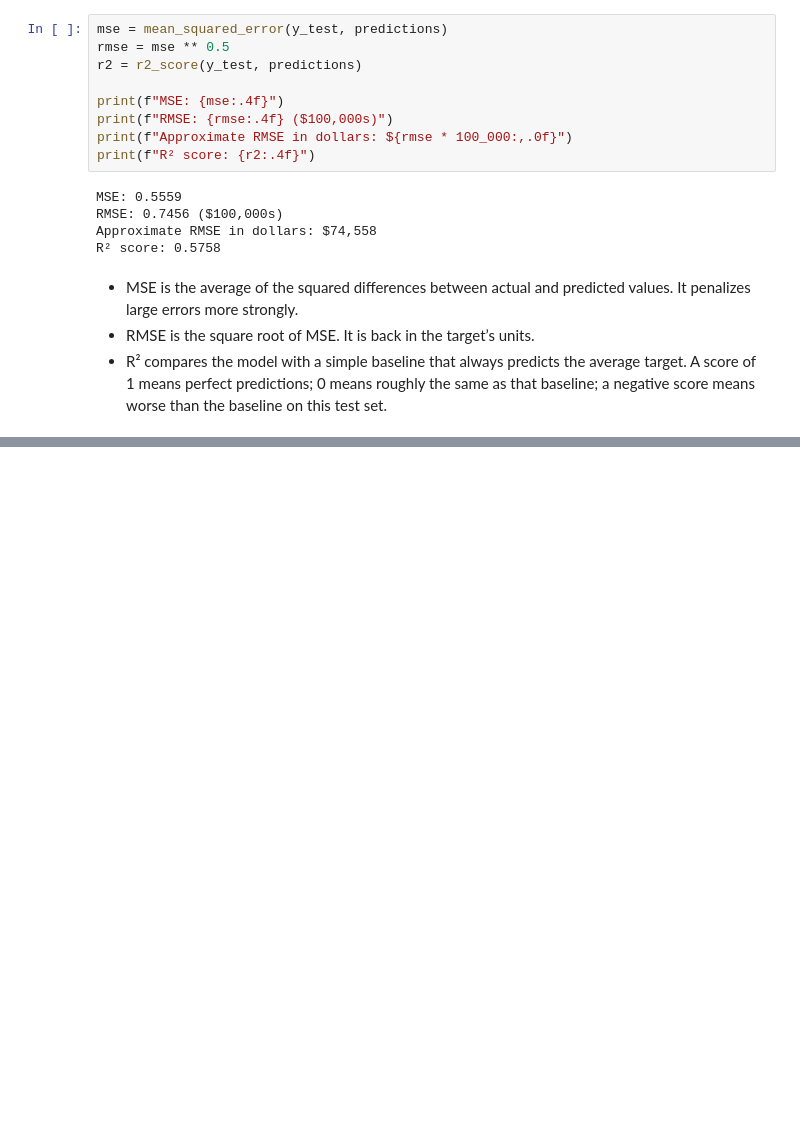
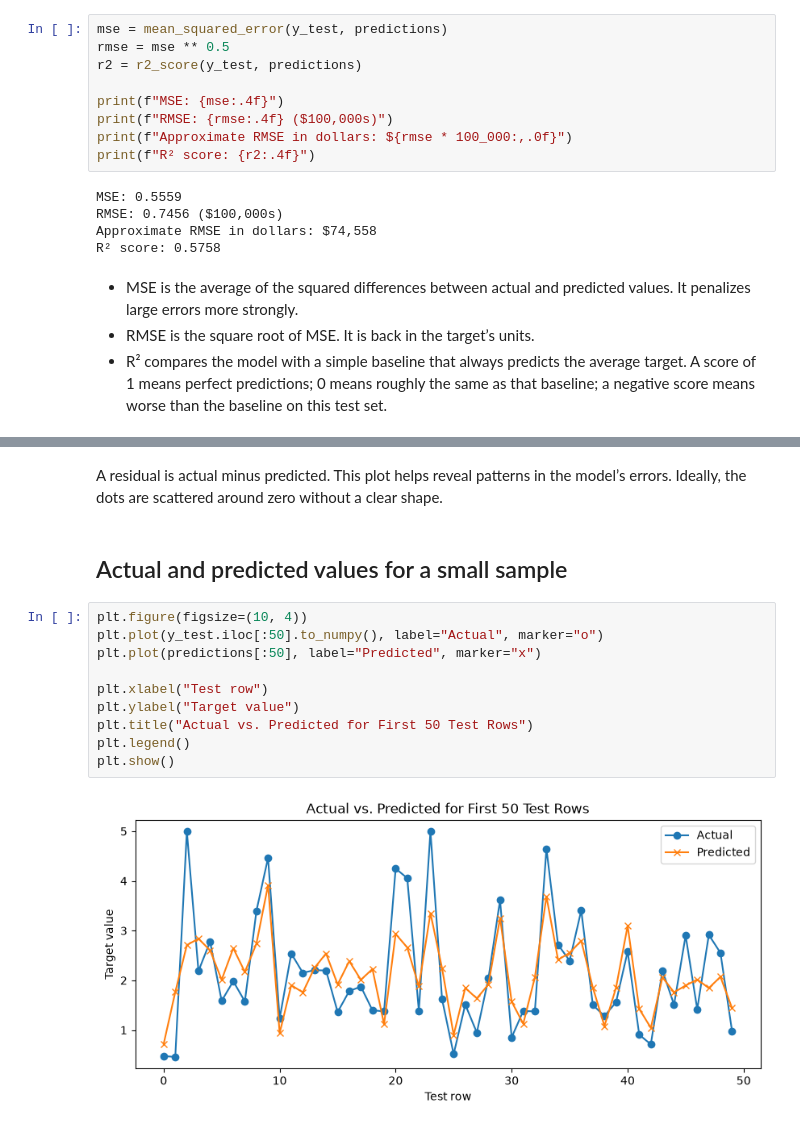
Before and after one commit to nandinidhir22-sudo/ML-Algos, a Jupyter notebook: multi linear regression/multi_linear.ipynb, the cells around one changed output, grey strips where cells are left out. Cells and saved outputs as stored; diff of their text form; blank space fills up the shorter version.

```diff
--- a/multi linear regression/multi_linear.ipynb
+++ b/multi linear regression/multi_linear.ipynb
@@ -181,0 +198,16 @@ R² score: 0.5758
+# %% [markdown]
+A residual is actual minus predicted. This plot helps reveal patterns in the model’s errors. Ideally, the dots are scattered around zero without a clear shape.
+# %% [markdown]
+## Actual and predicted values for a small sample
+# %%
+plt.figure(figsize=(10, 4))
+plt.plot(y_test.iloc[:50].to_numpy(), label="Actual", marker="o")
+plt.plot(predictions[:50], label="Predicted", marker="x")
+
+plt.xlabel("Test row")
+plt.ylabel("Target value")
+plt.title("Actual vs. Predicted for First 50 Test Rows")
+plt.legend()
+plt.show()
+# %% [output]
+[figure, added]
```
Also changed, not shown: parts of 4 cells of this notebook.
